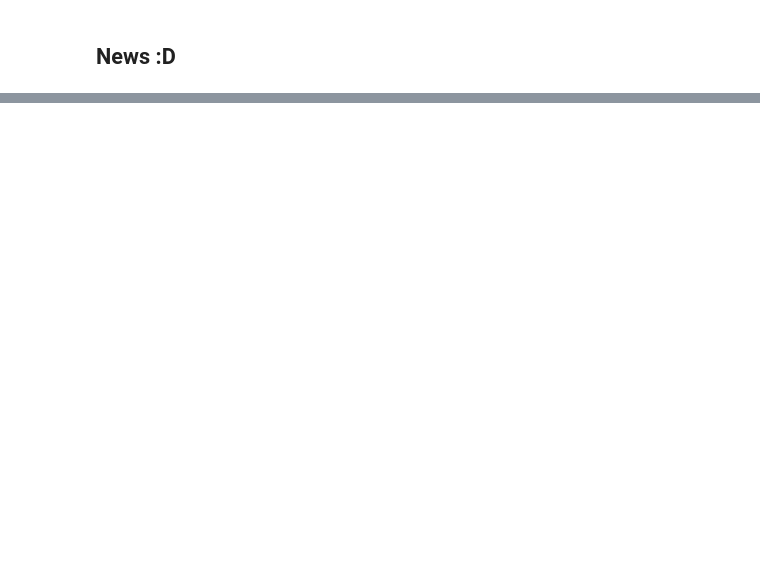
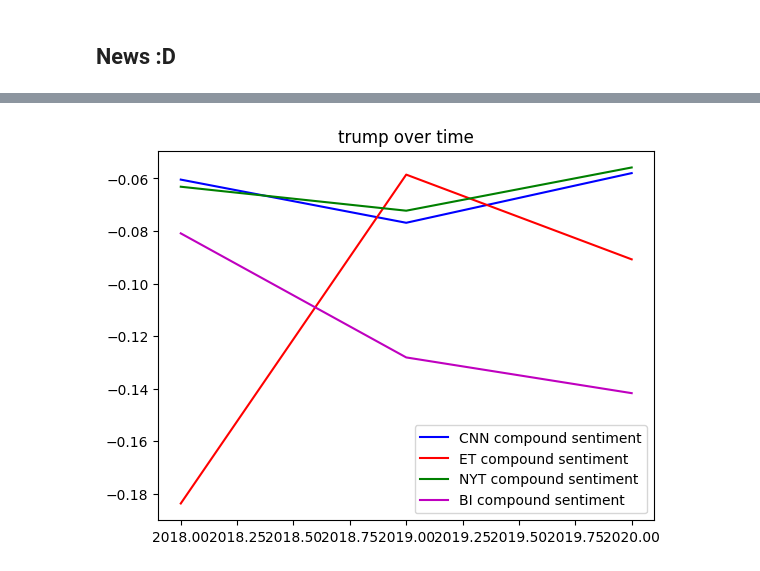
Before and after one commit to olincollege/HeadlineCorrelation, a Jupyter notebook: main.ipynb, the cells around one changed output, grey strips where cells are left out. Saved outputs shown, nothing was run; the diff lists cells and outputs as text; code cells hidden in the pictures; blank space fills up the shorter version.

```diff
--- a/main.ipynb
+++ b/main.ipynb
@@ -216,0 +59,6 @@ plt.show()
+# %%
+yearly_values = test_functions.yearly_sentiment(2018,2020,'trump',dataframe)
+
+test_functions.yearly_graph(2018,2020,'trump',yearly_values)
+# %% [output]
+[figure, added]
```
Also changed, not shown: parts of 7 cells of this notebook, 2 other files.
